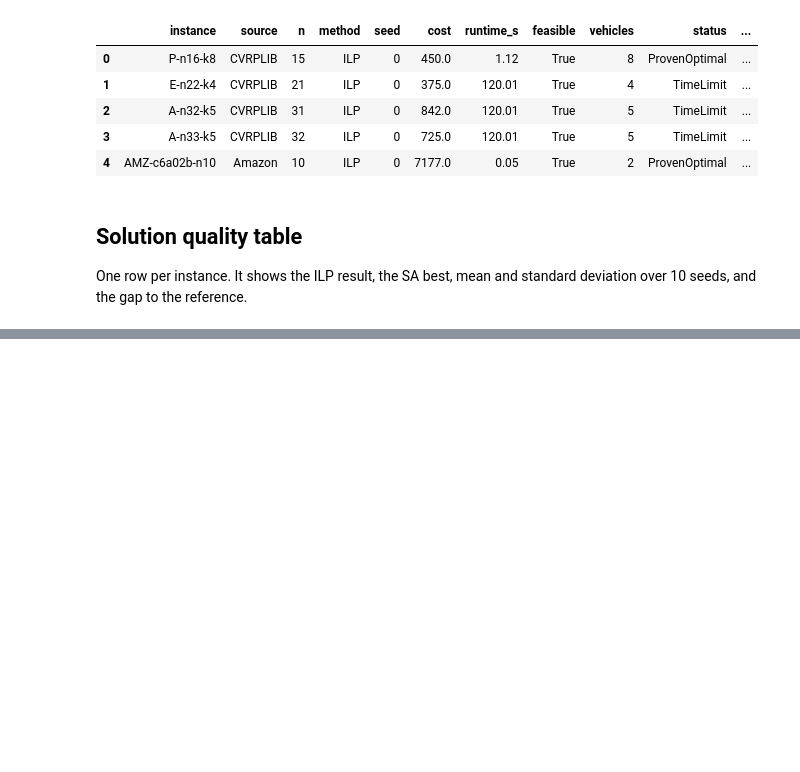
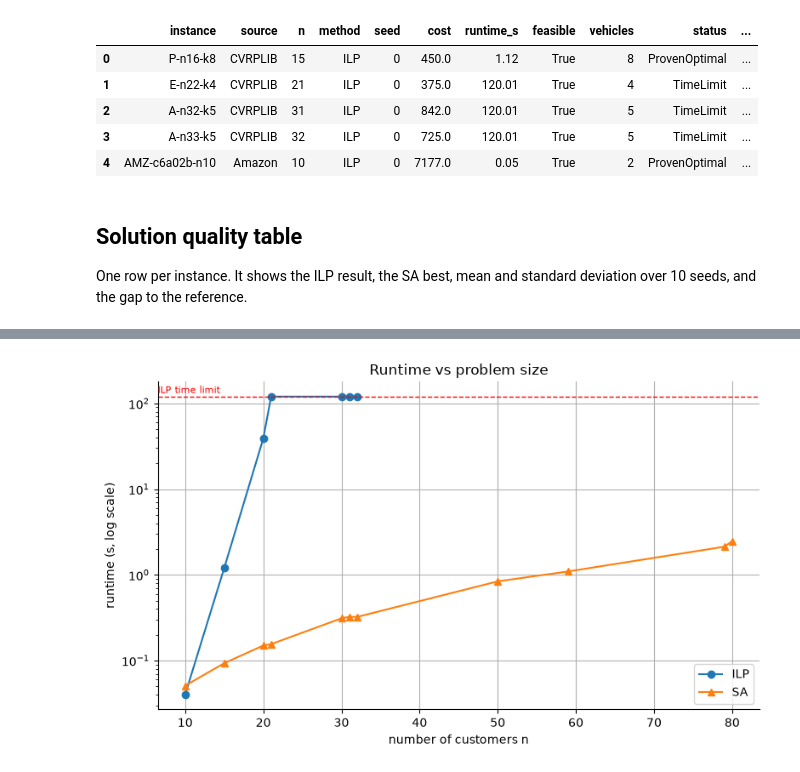
Before and after one commit to Ishara-Mee/IT-5082-OM-Assignment, a Jupyter notebook: IT-5082-OM- CVRP Optimization.ipynb, the cells around one changed output, grey strips where cells are left out. Drawn from its saved outputs; the diff is of its cells as text; code cells hidden in the pictures; blank space fills up the shorter version.

```diff
--- a/IT-5082-OM- CVRP Optimization.ipynb
+++ b/IT-5082-OM- CVRP Optimization.ipynb
@@ -990,0 +994,16 @@ quality_df
+# %%
+fig, ax = plt.subplots(figsize=(8, 4.8))
+for method, style in [("ILP", "o-"), ("SA", "^-")]:
+    t = runs_df[runs_df.method == method].groupby("n")["runtime_s"].mean()
+    ax.semilogy(t.index, t.values, style, label=method)
+ax.axhline(CONFIG["exact_time_limit"], color="r", ls="--", lw=1)
+ax.text(ax.get_xlim()[0], CONFIG["exact_time_limit"] * 1.1, "ILP time limit", color="r", fontsize=8)
+ax.set_xlabel("number of customers n")
+ax.set_ylabel("runtime (s, log scale)")
+ax.set_title("Runtime vs problem size")
+ax.legend()
+plt.tight_layout()
+plt.savefig(FIG / "6_3_runtime_vs_n.png", dpi=150)
+plt.show()
+# %% [output]
+[figure, added]
```
Also changed, not shown: parts of 10 cells of this notebook, 5 other files.
